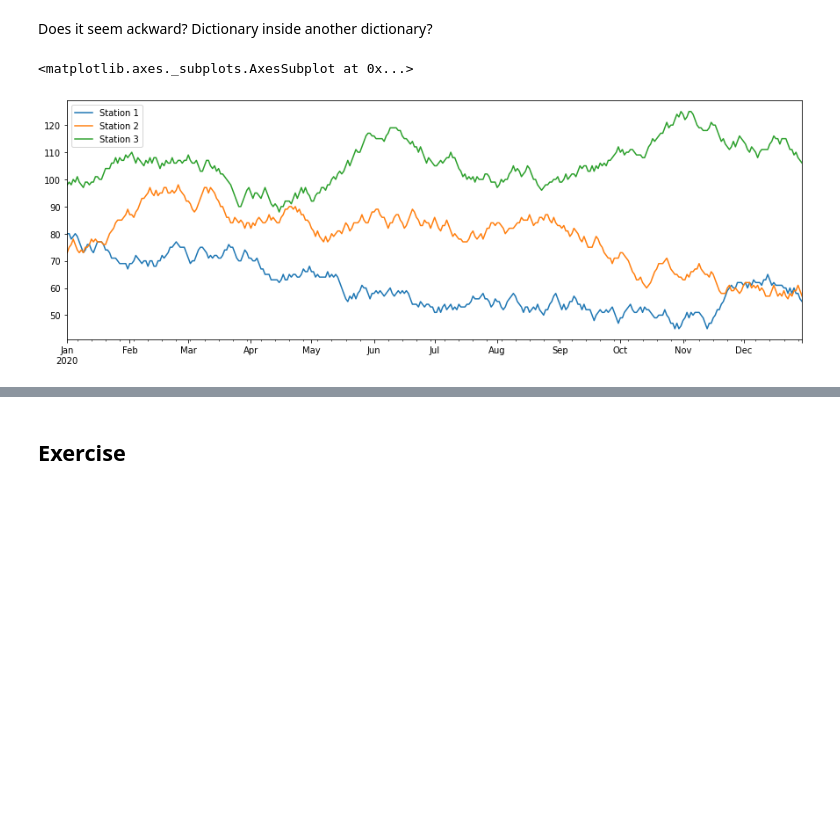
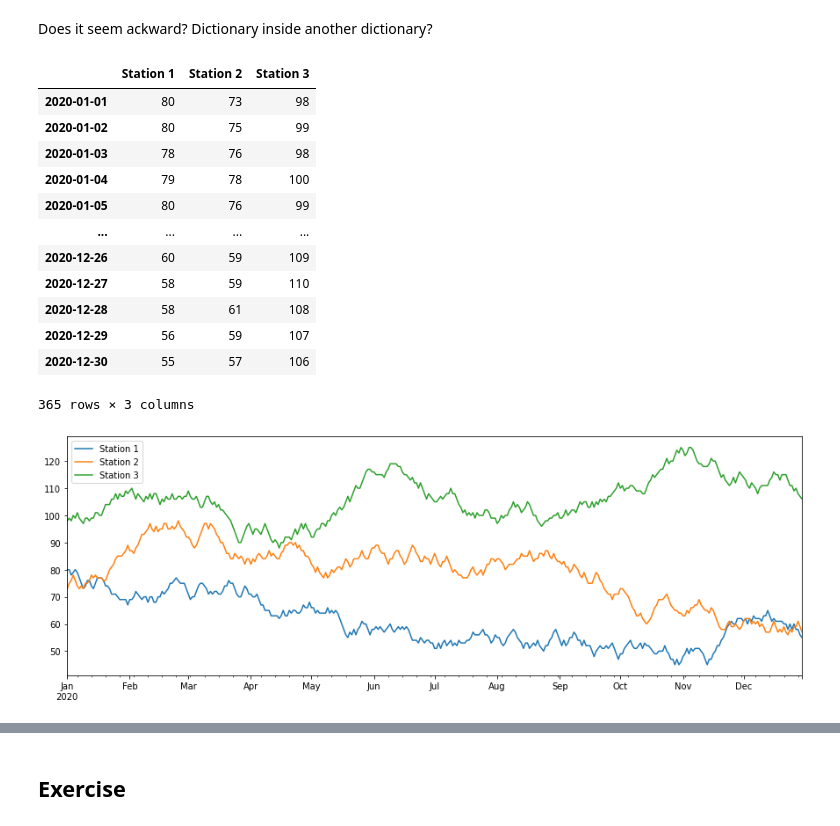
Before and after one commit to cordmaur/38Cloud-Medium, a Jupyter notebook: Copy_of_Python4Scientists_Lesson3.ipynb, the cells around one changed output, grey strips where cells are left out. Saved outputs shown, nothing was run; the diff lists cells and outputs as text; code cells hidden in the pictures; blank space fills up the shorter version.

```diff
--- a/Copy_of_Python4Scientists_Lesson3.ipynb
+++ b/Copy_of_Python4Scientists_Lesson3.ipynb
@@ -125,8 +129,8 @@ Index for day 15 is idx:14
 # %%
 rain_dict = {}
 for idx, day in enumerate(day_of_month):
-    rain_dict[day] = daily_rain[idx]
-    #rain_dict.update({day: daily_rain[idx]})
+    # rain_dict[day] = daily_rain[idx]
+    rain_dict.update({day: daily_rain[idx]})
 
 rain_dict
 # %% [output]
@@ -163,7 +167,7 @@ random.seed(2)
 
 river_stage = [100]
 
-for _ in range(364):
+for _ in range(365):
     river_stage.append(river_stage[-1] + random.randint(-2, 2))
 
 plt.plot(river_stage)
@@ -210,3 +214,10 @@ dt2.day, dt2.month, dt2.year, dt2.hour, dt2.minute, dt2.second
 Now we have the river stage in a list and we know how to create dates. How can we create a dictionary to store stages into the correct dates?
 # %% [markdown]
 ## Dictionary comprehension
+# %%
+stages = {}
+
+for idx, stage in enumerate(river_stage):
+    stages[first_day + timedelta(days=idx)] = stage
+
+stages
@@ -303,8 +332,23 @@ Does it seem ackward? Dictionary inside another dictionary?
 # the indices are perfectly aligned
 import pandas as pd
 df = pd.DataFrame(stage_data)
+# %%
+df
+# %% [output]
+|  | Station 1 | Station 2 | Station 3 |
+| 2020-01-01 | 80 | 73 | 98 |
+| 2020-01-02 | 80 | 75 | 99 |
+| 2020-01-03 | 78 | 76 | 98 |
+| 2020-01-04 | 79 | 78 | 100 |
+| 2020-01-05 | 80 | 76 | 99 |
+| ... | ... | ... | ... |
+| 2020-12-26 | 60 | 59 | 109 |
+| 2020-12-27 | 58 | 59 | 110 |
+| 2020-12-28 | 58 | 61 | 108 |
+| 2020-12-29 | 56 | 59 | 107 |
+| 2020-12-30 | 55 | 57 | 106 |
+365 rows × 3 columns
 # %%
 df.plot(figsize=(15, 5))
 # %% [output]
-<matplotlib.axes._subplots.AxesSubplot at 0x...>
 [figure]
```
Also changed, not shown: parts of 13 cells of this notebook.
